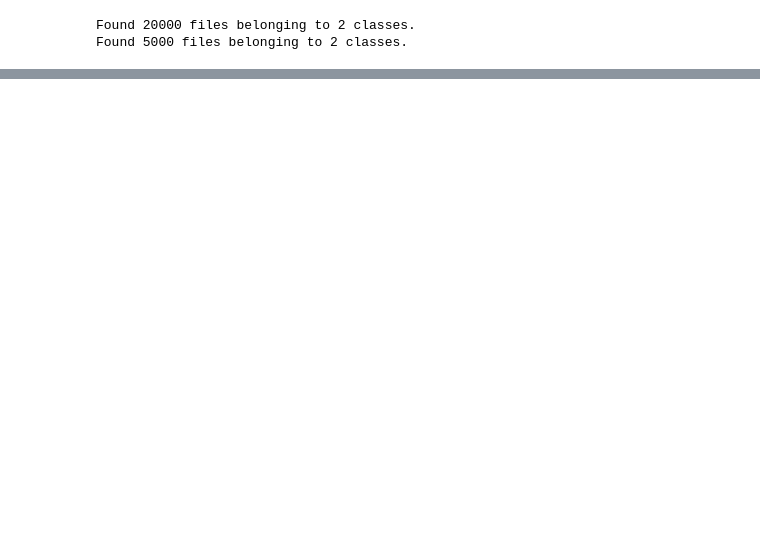
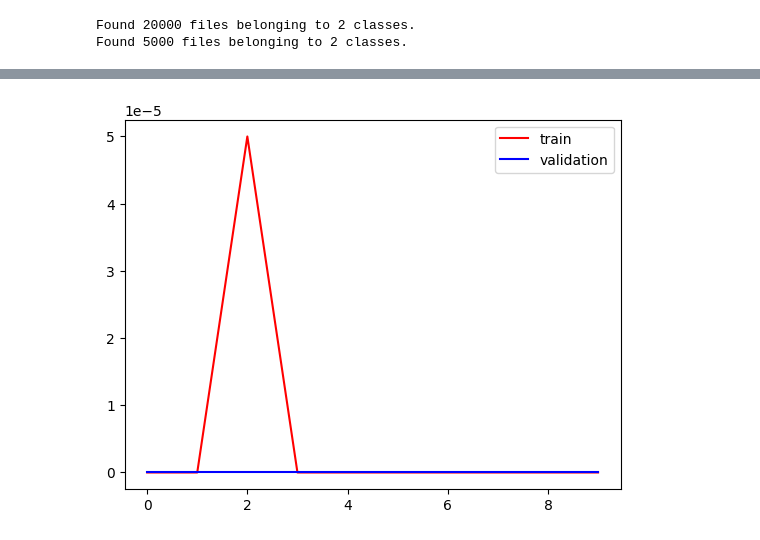
Before and after one commit to priyanshu-rj/AI-Face-Detection, a Jupyter notebook: Cat_Dog.ipynb, the cells around one changed output, grey strips where cells are left out. Drawn from its saved outputs; the diff is of its cells as text; code cells hidden in the pictures; blank space fills up the shorter version.

```diff
--- a/Cat_Dog.ipynb
+++ b/Cat_Dog.ipynb
@@ -47,20 +48,23 @@ def process(image,label):
 train_ds = train_ds.map(process)
 validation_ds = validation_ds.map(process)
 # %%
-
 model = Sequential()
 
-model.add(Conv2D(32, kernel_size=(3,3), padding='valid', activation='relu', input_shape=(256,256,3)))
-model.add(MaxPooling2D(pool_size=(2,2), strides=2, padding='valid'))
+model.add(Conv2D(32, kernel_size=(3,3), padding='valid', activation='relu', input_shape=(256,256,3))),
+BatchNormalization(),
+model.add(MaxPooling2D(pool_size=(2,2), strides=2, padding='valid')),
 
-model.add(Conv2D(64, kernel_size=(3,3), padding='valid', activation='relu'))
-model.add(MaxPooling2D(pool_size=(2,2), strides=2, padding='valid'))
+model.add(Conv2D(64, kernel_size=(3,3), padding='valid', activation='relu')),
+BatchNormalization(),
+model.add(MaxPooling2D(pool_size=(2,2), strides=2, padding='valid')),
 
-model.add(Conv2D(128, kernel_size=(3,3), padding='valid', activation='relu'))
-model.add(MaxPooling2D(pool_size=(2,2), strides=2, padding='valid'))
+model.add(Conv2D(128, kernel_size=(3,3), padding='valid', activation='relu')),
+BatchNormalization(),
+model.add(MaxPooling2D(pool_size=(2,2), strides=2, padding='valid')),
 
 model.add(Flatten())
-
-model.add(Dense(128, activation='relu'))
-model.add(Dense(64, activation='relu'))
-model.add(Dense(1, activation='sigmoid'))
+Dense(128, activation='relu'),
+BatchNormalization(),
+Dense(64, activation='relu'),
+BatchNormalization(),
+Dense(1, activation='sigmoid')
@@ -69,4 +75,4 @@ model.compile(optimizer='adam',loss='binary_crossentropy',metrics=['accuracy'])
 # %%
-model.fit(train_ds,epochs=10,validation_data=validation_ds)
+history = model.fit(train_ds, epochs=10, validation_data=validation_ds)
 # %% [output]
 Epoch 1/10
@@ -72,0 +98,9 @@ Epoch 1/10
+# %%
+import matplotlib.pyplot as plt
+
+plt.plot(history.history['accuracy'],color='red',label='train')
+plt.plot(history.history['val_accuracy'],color='blue',label='validation')
+plt.legend()
+plt.show()
+# %% [output]
+[figure, added]
```
Also changed, not shown: parts of 20 cells of this notebook.
